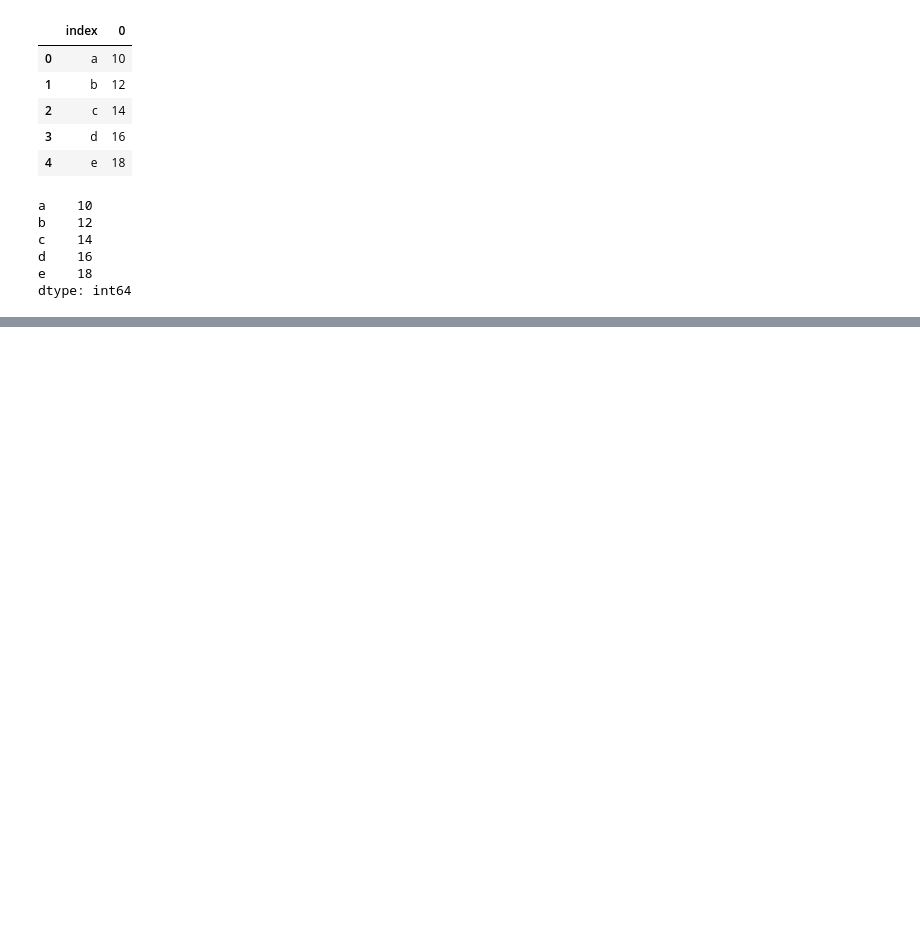
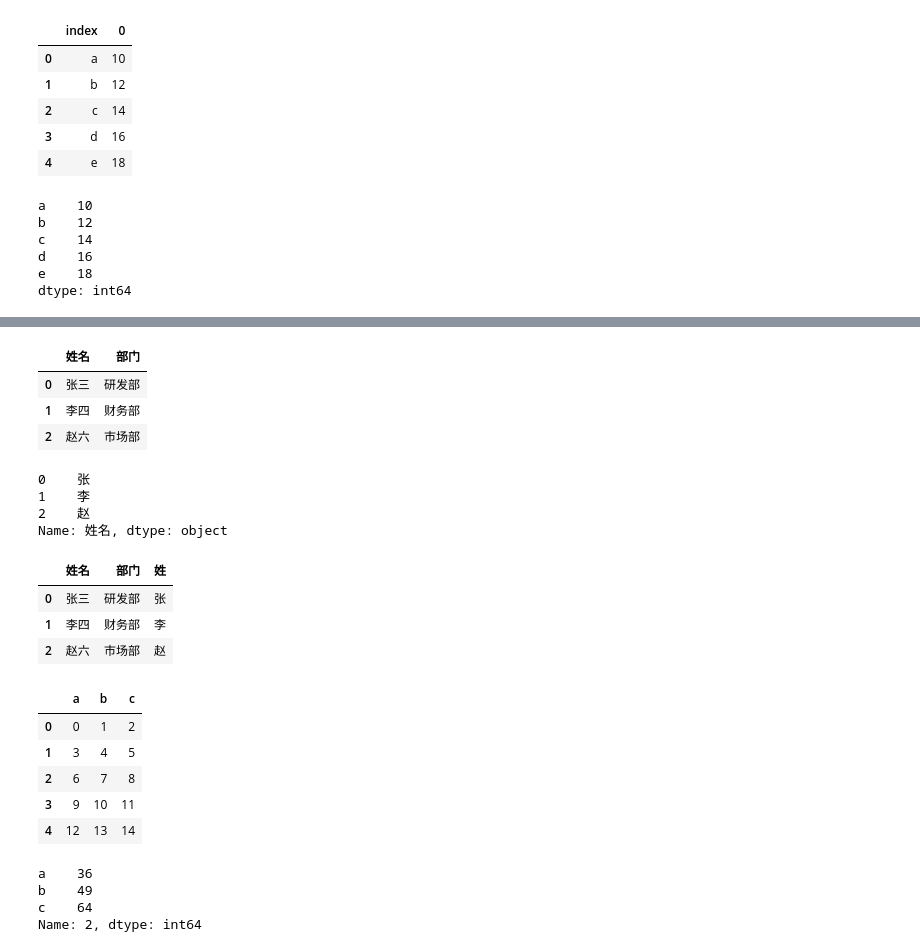
Before and after one commit to yanyinshan/Programming_collection, a Jupyter notebook: Pandas 学习.ipynb, the cells around one changed output, grey strips where cells are left out. Cells and saved outputs as stored; diff of their text form; code cells hidden in the pictures; blank space fills up the shorter version.

```diff
--- a/Pandas 学习.ipynb
+++ b/Pandas 学习.ipynb
@@ -437,0 +951,42 @@ dtype: int64
+# %%
+staff_df = pd.DataFrame([{'姓名': '张三', '部门': '研发部'},
+                         {'姓名': '李四', '部门': '财务部'},
+                         {'姓名': '赵六', '部门': '市场部'}])
+staff_df
+# %% [output]
+|  | 姓名 | 部门 |
+| 0 | 张三 | 研发部 |
+| 1 | 李四 | 财务部 |
+| 2 | 赵六 | 市场部 |
+# %%
+staff_df['姓名'].apply(lambda x:x[0])
+# %% [output]
+0    张
+1    李
+2    赵
+Name: 姓名, dtype: object
+# %%
+staff_df["姓"] = staff_df['姓名'].apply(lambda x:x[0])
+staff_df
+# %% [output]
+|  | 姓名 | 部门 | 姓 |
+| 0 | 张三 | 研发部 | 张 |
+| 1 | 李四 | 财务部 | 李 |
+| 2 | 赵六 | 市场部 | 赵 |
+# %%
+df = pd.DataFrame(np.arange(15).reshape(5,3), columns = ['a','b','c'])
+df
+# %% [output]
+|  | a | b | c |
+| 0 | 0 | 1 | 2 |
+| 1 | 3 | 4 | 5 |
+| 2 | 6 | 7 | 8 |
+| 3 | 9 | 10 | 11 |
+| 4 | 12 | 13 | 14 |
+# %%
+df.loc[2,:].apply(lambda x: x**2)
+# %% [output]
+a    36
+b    49
+c    64
+Name: 2, dtype: int64
```
Also changed, not shown: parts of 99 cells of this notebook.
